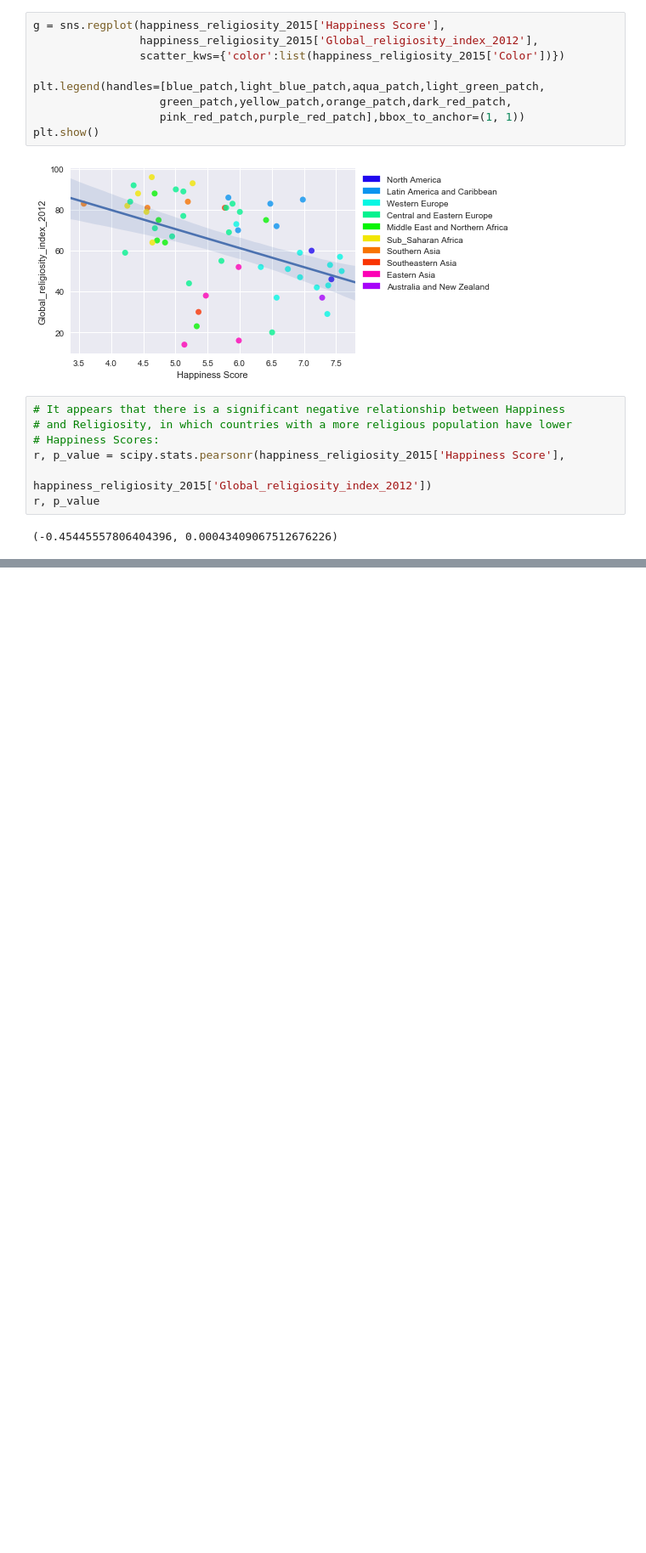
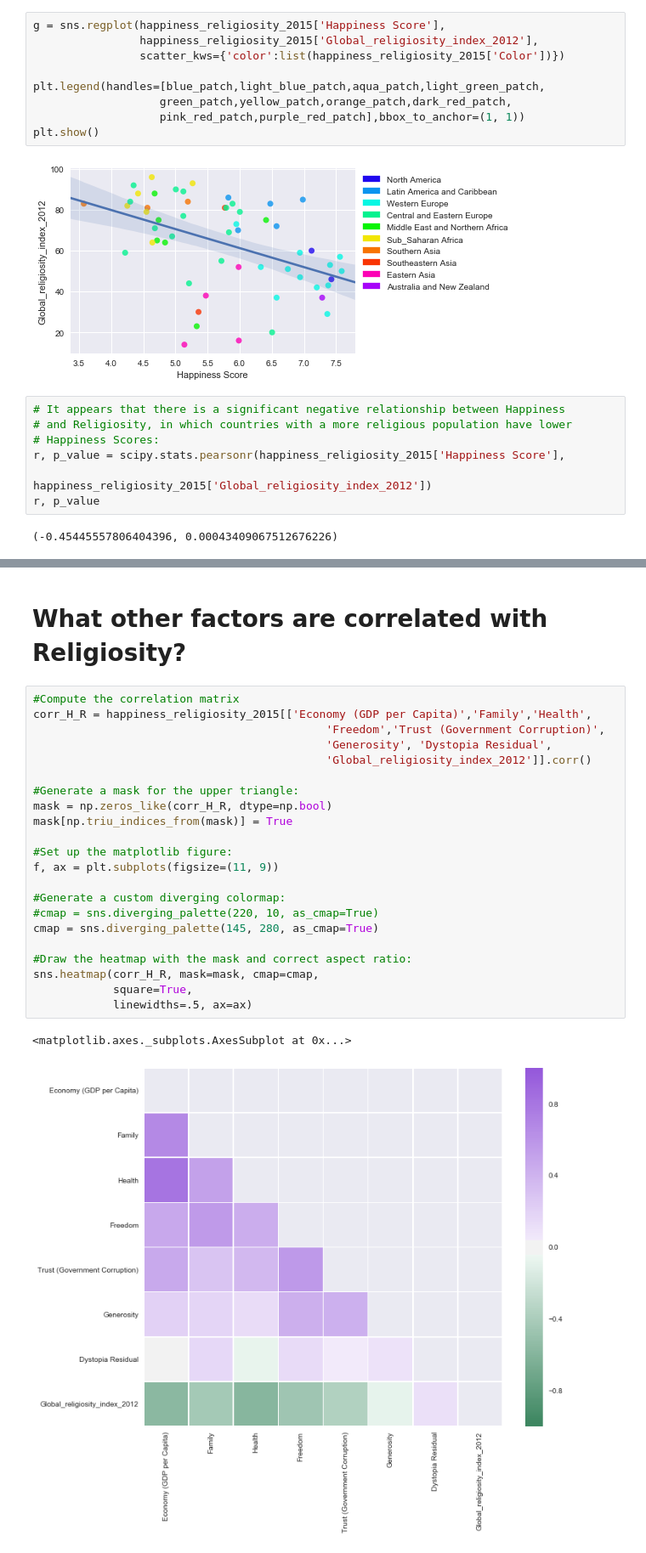
Before and after one commit to saraszcz/world_happiness_analyses, a Jupyter notebook: world_happiness_analyses.ipynb, the cells around one changed output, grey strips where cells are left out. Shown: that part at 85% size. Drawn from its saved outputs; the diff is of its cells as text; blank space fills up the shorter version.

```diff
--- a/world_happiness_analyses.ipynb
+++ b/world_happiness_analyses.ipynb
@@ -635,0 +631,27 @@ Note that the Eastern Asian countries (esp China & Japan) happen to be outliers
+# %% [markdown]
+# What other factors are correlated with Religiosity?
+# %%
+#Compute the correlation matrix
+corr_H_R = happiness_religiosity_2015[['Economy (GDP per Capita)','Family','Health',
+                                            'Freedom','Trust (Government Corruption)',
+                                            'Generosity', 'Dystopia Residual',
+                                            'Global_religiosity_index_2012']].corr()
+
+#Generate a mask for the upper triangle:
+mask = np.zeros_like(corr_H_R, dtype=np.bool)
+mask[np.triu_indices_from(mask)] = True
+
+#Set up the matplotlib figure:
+f, ax = plt.subplots(figsize=(11, 9))
+
+#Generate a custom diverging colormap:
+#cmap = sns.diverging_palette(220, 10, as_cmap=True)
+cmap = sns.diverging_palette(145, 280, as_cmap=True)
+
+#Draw the heatmap with the mask and correct aspect ratio:
+sns.heatmap(corr_H_R, mask=mask, cmap=cmap,
+            square=True,
+            linewidths=.5, ax=ax)
+# %% [output]
+<matplotlib.axes._subplots.AxesSubplot at 0x...>
+[figure, added]
```
Also changed, not shown: parts of 8 cells of this notebook.
